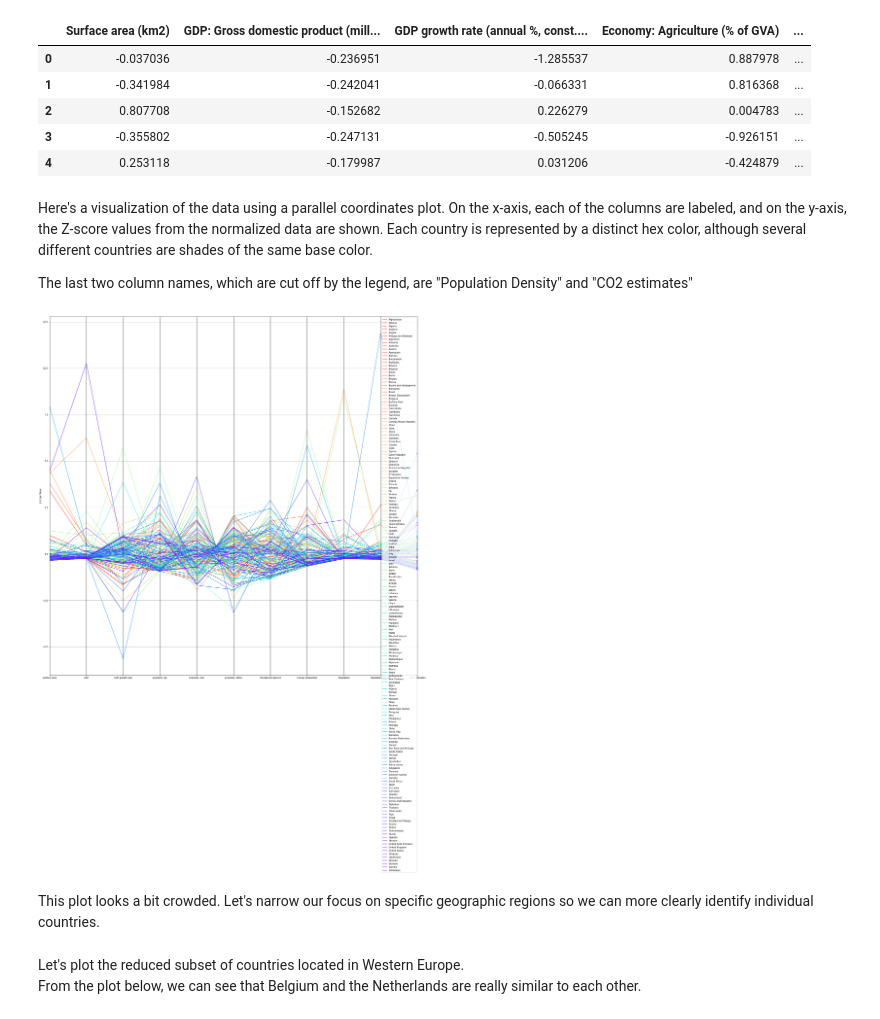
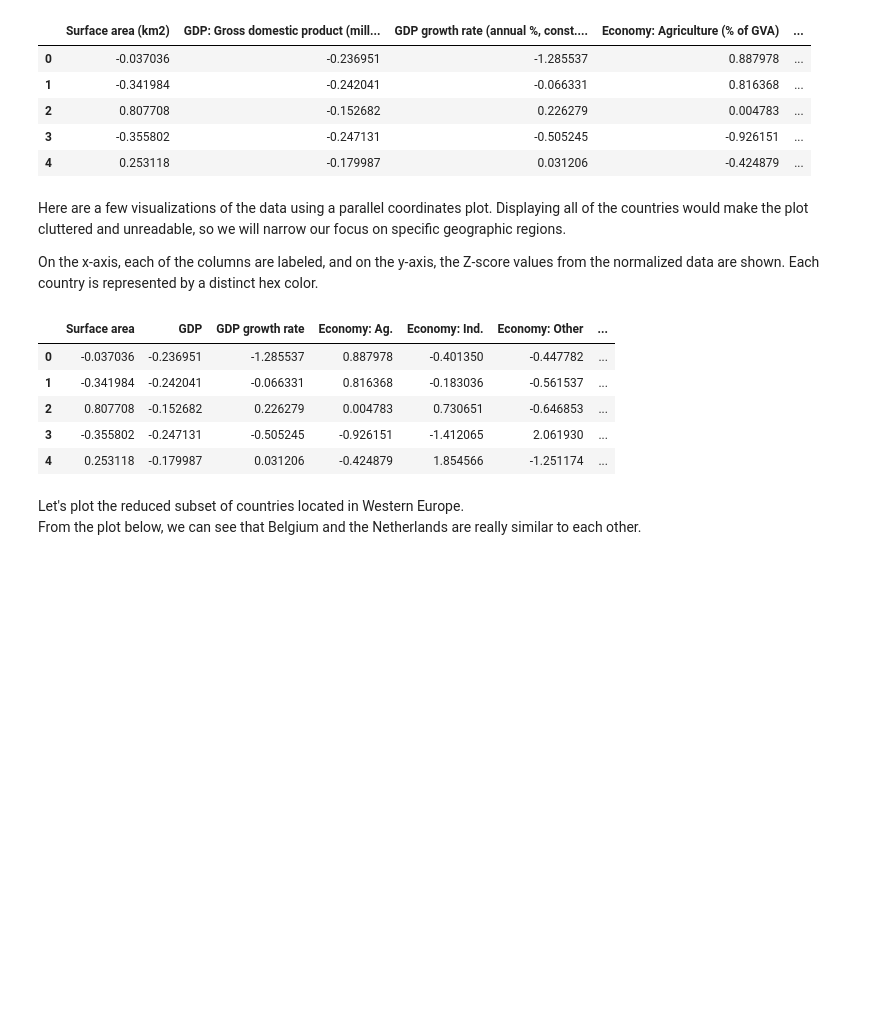
Before and after one commit to melotic/cs3654-project, a Jupyter notebook: Project3.ipynb, the cells around one changed output. Saved outputs shown, nothing was run; the diff lists cells and outputs as text; code cells hidden in the pictures; blank space fills up the shorter version.

```diff
--- a/Project3.ipynb
+++ b/Project3.ipynb
@@ -233,23 +233,23 @@ norm.head()
 | 3 | -0.355802 | -0.247131 | -0.505245 | -0.926151 | ... |
 | 4 | 0.253118 | -0.179987 | 0.031206 | -0.424879 | ... |
 # %% [markdown]
-Here's a visualization of the data using a parallel coordinates plot. On the x-axis, each of the columns are labeled, and on the y-axis, the Z-score values from the normalized data are shown. Each country is represented by a distinct hex color, although several different countries are shades of the same base color.
+Here are a few visualizations of the data using a parallel coordinates plot. Displaying all of the countries would make the plot cluttered and unreadable, so we will narrow our focus on specific geographic regions.
 
-The last two column names, which are cut off by the legend, are "Population Density" and "CO2 estimates"
+On the x-axis, each of the columns are labeled, and on the y-axis, the Z-score values from the normalized data are shown. Each country is represented by a distinct hex color.
 # %%
 normWithCountries = norm.join(countryStats.country)
+normWithCountries = normWithCountries.join(countryStats.Region)
 # Rename the columns for readability
 normWithCountries.columns = ['Surface area', 'GDP', 'GDP growth rate', 'Economy: Ag.',
                                 'Economy: Ind.', 'Economy: Other',
                                 'Threatened species', 'Energy production', 'Population',
-                                'Population density', 'CO2 estimates', 'country']
-parallelPlot = pandas.plotting.parallel_coordinates(normWithCountries, class_column='country', colormap='rainbow_r')
-parallelPlot.figure.set_size_inches(30,30, forward=True)
-pp_yl = parallelPlot.set_ylabel('Z-Score Value')
-# TODO: Explain normalized data. Have labels for axes.
-# TODO: Changed font size for ylabel.
+                                'Population density', 'CO2 estimates', 'country', 'Region']
+normWithCountries.head(5)
 # %% [output]
-[figure, removed]
+|  | Surface area | GDP | GDP growth rate | Economy: Ag. | Economy: Ind. | Economy: Other | ... |
+| 0 | -0.037036 | -0.236951 | -1.285537 | 0.887978 | -0.401350 | -0.447782 | ... |
+| 1 | -0.341984 | -0.242041 | -0.066331 | 0.816368 | -0.183036 | -0.561537 | ... |
+| 2 | 0.807708 | -0.152682 | 0.226279 | 0.004783 | 0.730651 | -0.646853 | ... |
+| 3 | -0.355802 | -0.247131 | -0.505245 | -0.926151 | -1.412065 | 2.061930 | ... |
+| 4 | 0.253118 | -0.179987 | 0.031206 | -0.424879 | 1.854566 | -1.251174 | ... |
-# %% [markdown]
-This plot looks a bit crowded. Let's narrow our focus on specific geographic regions so we can more clearly identify individual countries.
 # %%
```
Also changed, not shown: parts of 22 cells of this notebook.
